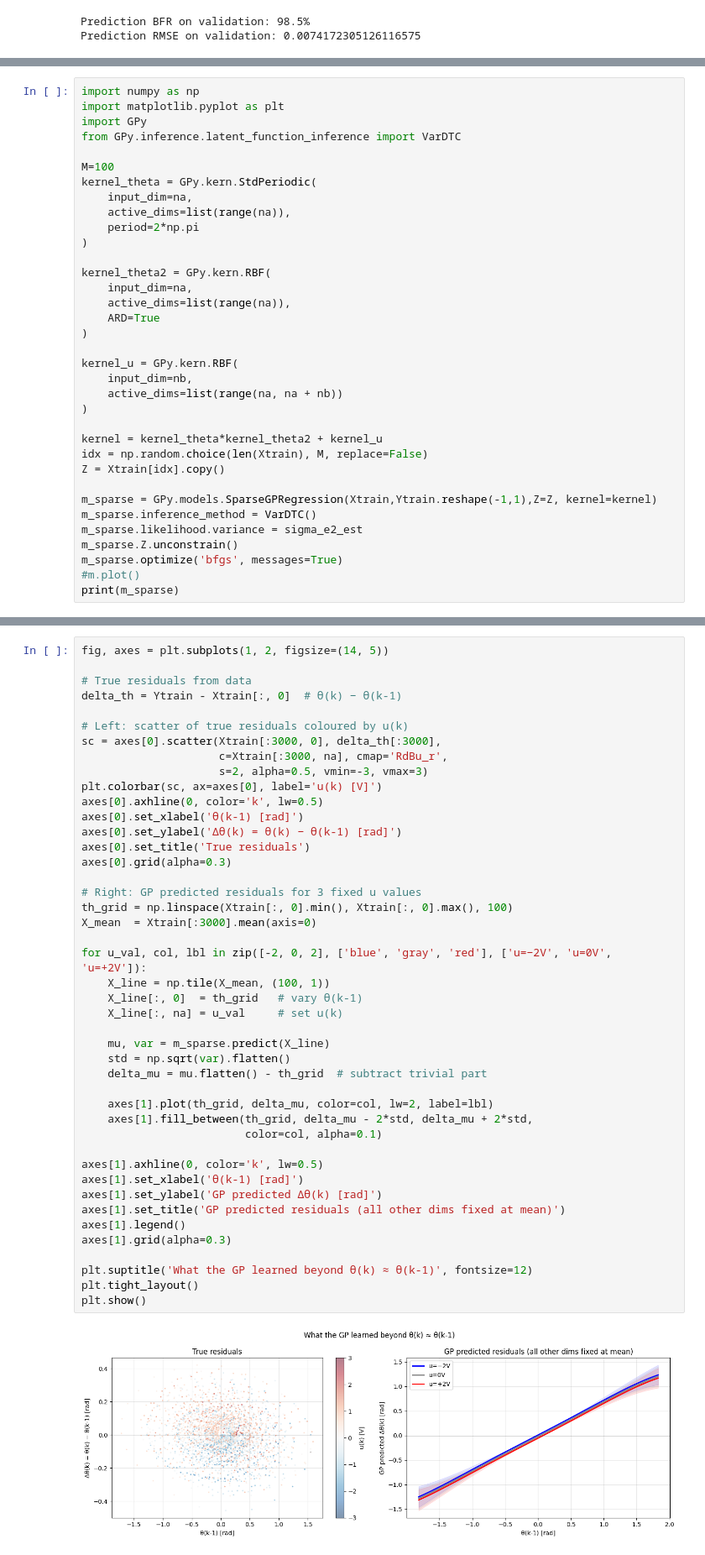
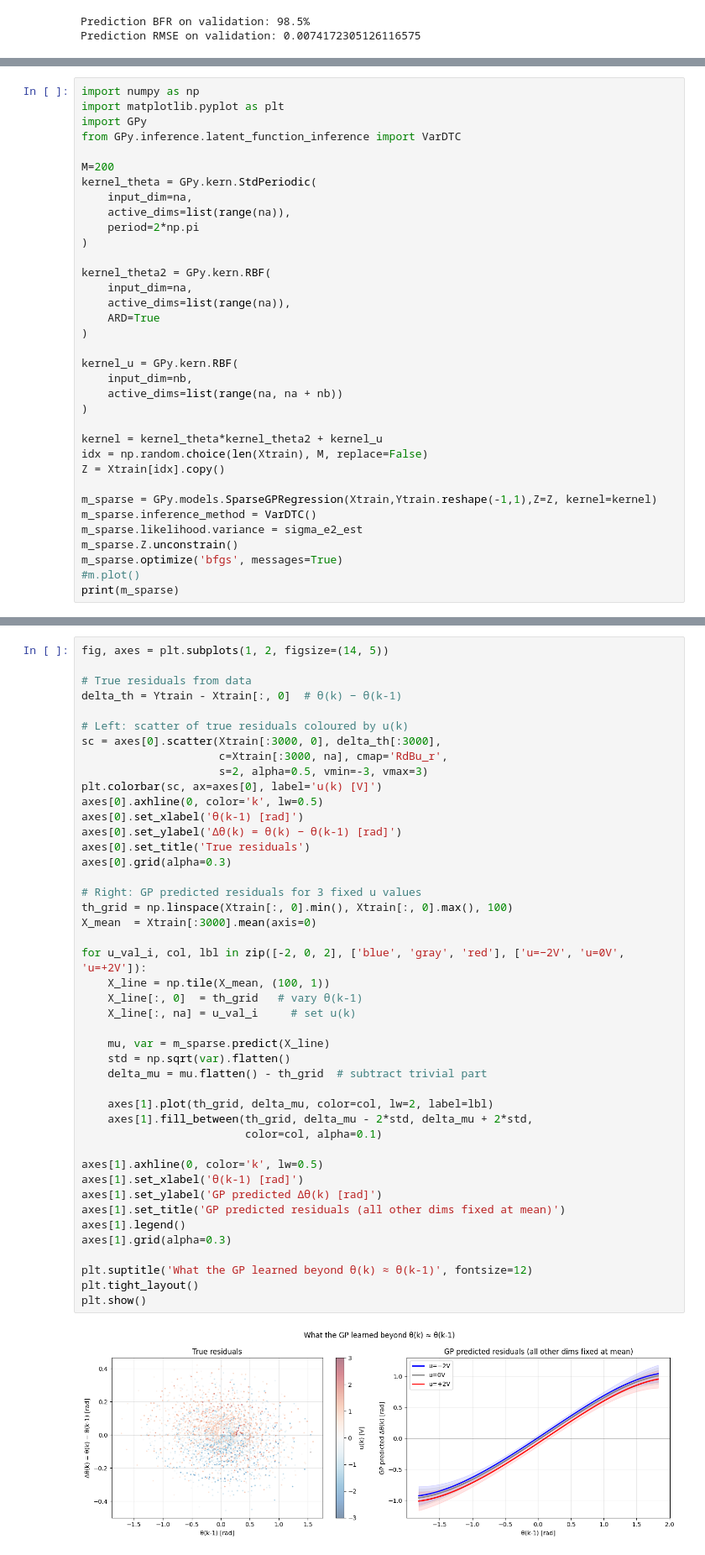
Before and after one commit to SpyrosAnog/ML-for-control-systems-Pendulum, a Jupyter notebook: GaussianProcess.ipynb, the cells around one changed output, grey strips where cells are left out. Shown at 84% size. Saved outputs shown, nothing was run; the diff lists cells and outputs as text.

```diff
--- a/GaussianProcess.ipynb
+++ b/GaussianProcess.ipynb
@@ -347,7 +285,7 @@ import matplotlib.pyplot as plt
 import GPy
 from GPy.inference.latent_function_inference import VarDTC
 
-M=100
+M=200
 kernel_theta = GPy.kern.StdPeriodic(
     input_dim=na,
     active_dims=list(range(na)),
@@ -460,33 +469,33 @@ axes[0].set_xlabel('θ(k-1) [rad]')
 axes[0].set_ylabel('Δθ(k) = θ(k) − θ(k-1) [rad]')
 axes[0].set_title('True residuals')
 axes[0].grid(alpha=0.3)
 
 # Right: GP predicted residuals for 3 fixed u values
 th_grid = np.linspace(Xtrain[:, 0].min(), Xtrain[:, 0].max(), 100)
 X_mean  = Xtrain[:3000].mean(axis=0)
 
-for u_val, col, lbl in zip([-2, 0, 2], ['blue', 'gray', 'red'], ['u=−2V', 'u=0V', 'u=+2V']):
+for u_val_i, col, lbl in zip([-2, 0, 2], ['blue', 'gray', 'red'], ['u=−2V', 'u=0V', 'u=+2V']):
     X_line = np.tile(X_mean, (100, 1))
     X_line[:, 0]  = th_grid   # vary θ(k-1)
-    X_line[:, na] = u_val     # set u(k)
+    X_line[:, na] = u_val_i     # set u(k)
 
     mu, var = m_sparse.predict(X_line)
     std = np.sqrt(var).flatten()
     delta_mu = mu.flatten() - th_grid  # subtract trivial part
 
     axes[1].plot(th_grid, delta_mu, color=col, lw=2, label=lbl)
     axes[1].fill_between(th_grid, delta_mu - 2*std, delta_mu + 2*std,
                          color=col, alpha=0.1)
 
 axes[1].axhline(0, color='k', lw=0.5)
 axes[1].set_xlabel('θ(k-1) [rad]')
 axes[1].set_ylabel('GP predicted Δθ(k) [rad]')
 axes[1].set_title('GP predicted residuals (all other dims fixed at mean)')
 axes[1].legend()
 axes[1].grid(alpha=0.3)
 
 plt.suptitle('What the GP learned beyond θ(k) ≈ θ(k-1)', fontsize=12)
 plt.tight_layout()
 plt.show()
 # %% [output]
-[figure, old version]
+[figure, new version]
```
Also changed, not shown: parts of 12 cells of this notebook.
